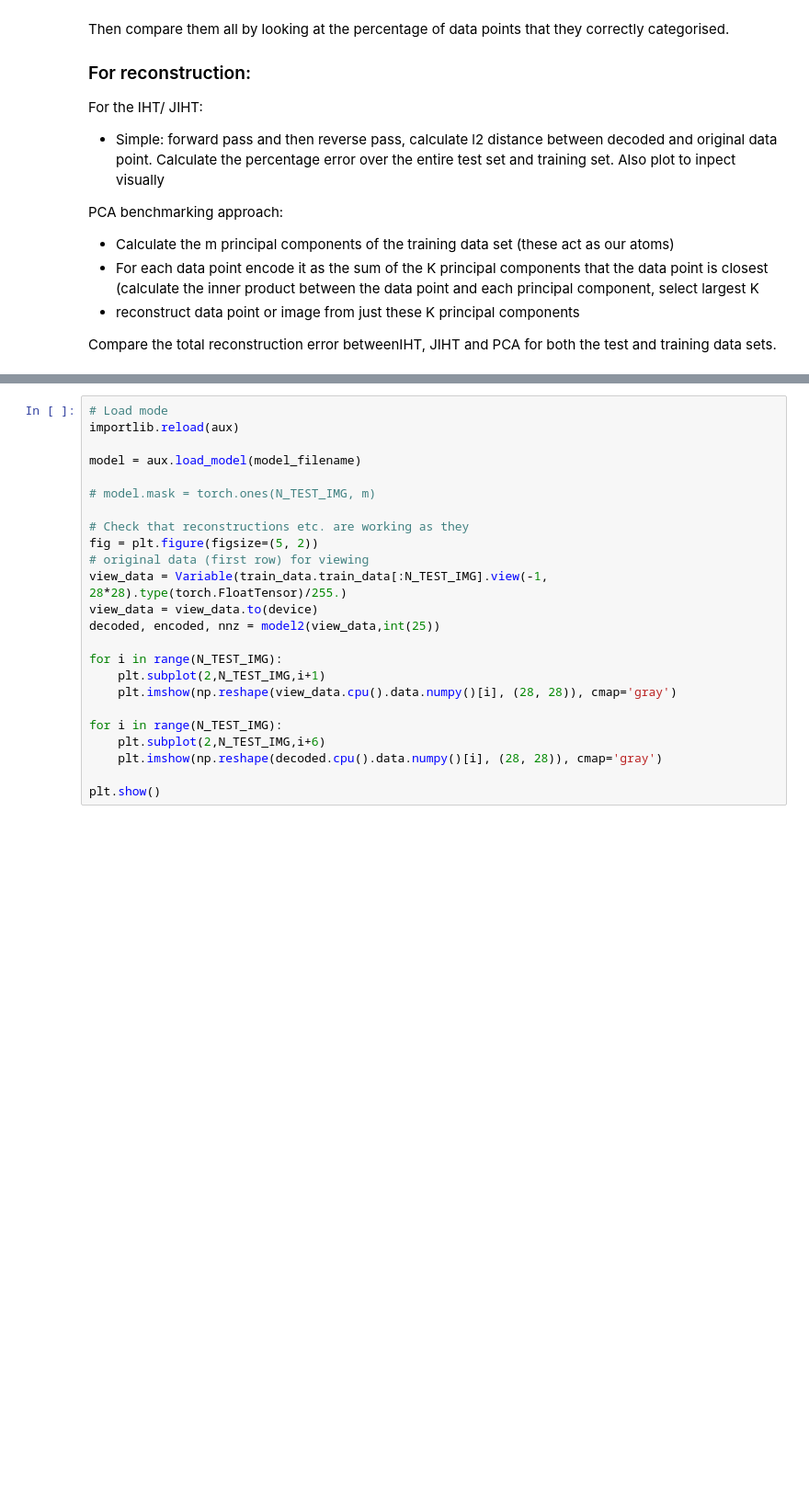
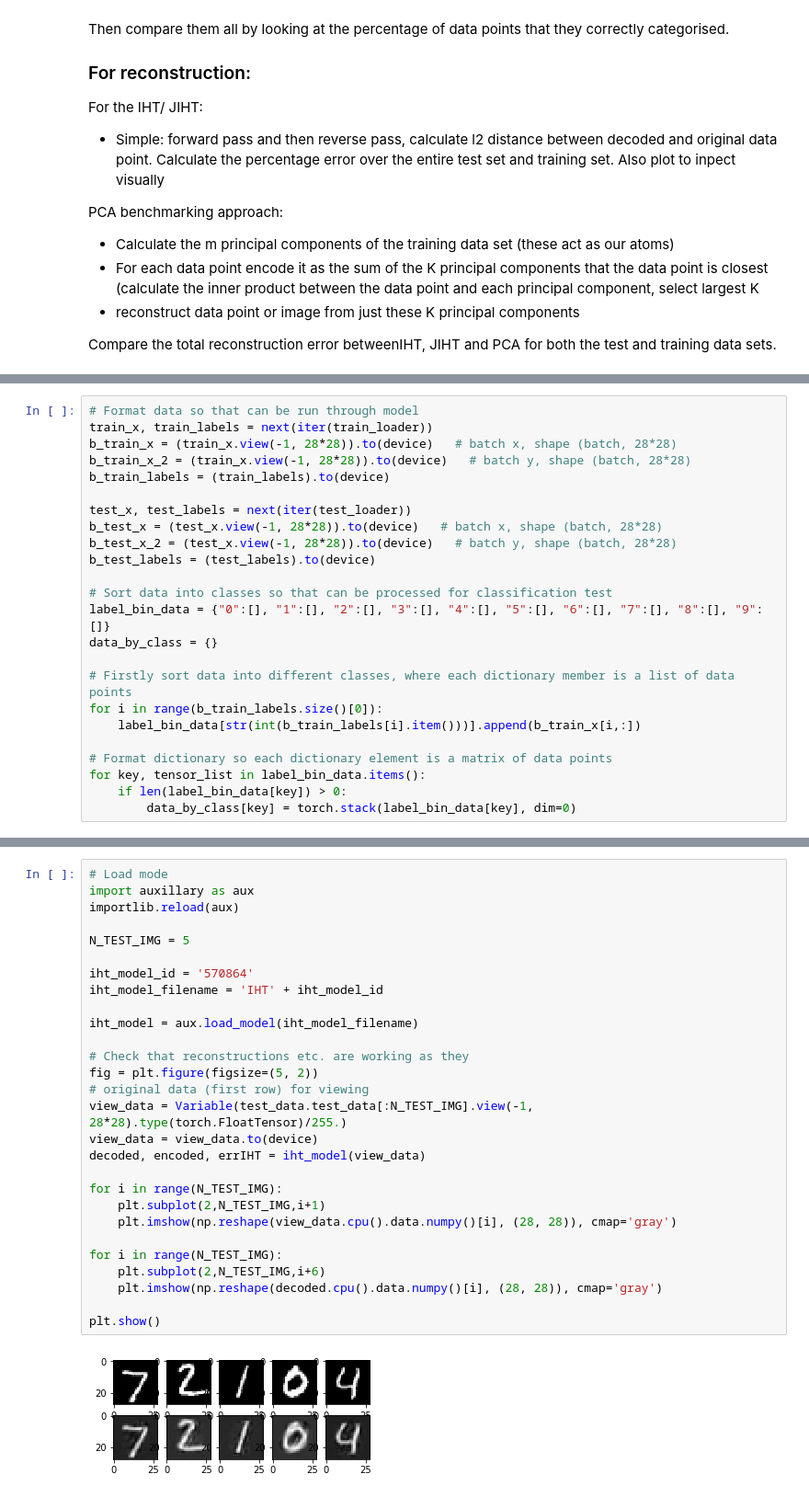
Before and after one commit to mm5110/sparse-structures-for-classification, a Jupyter notebook: dev/hypothesis_test.ipynb, the cells around one changed output, grey strips where cells are left out. Shown at 92% size. Drawn from its saved outputs; the diff is of its cells as text; blank space fills up the shorter version.

```diff
--- a/dev/hypothesis_test.ipynb
+++ b/dev/hypothesis_test.ipynb
@@ -91,0 +100,24 @@ test_loader = torch.utils.data.DataLoader(
+# %%
+# Format data so that can be run through model
+train_x, train_labels = next(iter(train_loader))
+b_train_x = (train_x.view(-1, 28*28)).to(device)   # batch x, shape (batch, 28*28)
+b_train_x_2 = (train_x.view(-1, 28*28)).to(device)   # batch y, shape (batch, 28*28)
+b_train_labels = (train_labels).to(device)
+
+test_x, test_labels = next(iter(test_loader))
+b_test_x = (test_x.view(-1, 28*28)).to(device)   # batch x, shape (batch, 28*28)
+b_test_x_2 = (test_x.view(-1, 28*28)).to(device)   # batch y, shape (batch, 28*28)
+b_test_labels = (test_labels).to(device)
+
+# Sort data into classes so that can be processed for classification test
+label_bin_data = {"0":[], "1":[], "2":[], "3":[], "4":[], "5":[], "6":[], "7":[], "8":[], "9":[]}
+data_by_class = {}
+
+# Firstly sort data into different classes, where each dictionary member is a list of data points
+for i in range(b_train_labels.size()[0]):
+    label_bin_data[str(int(b_train_labels[i].item()))].append(b_train_x[i,:])
+
+# Format dictionary so each dictionary element is a matrix of data points
+for key, tensor_list in label_bin_data.items():
+    if len(label_bin_data[key]) > 0:
+        data_by_class[key] = torch.stack(label_bin_data[key], dim=0)
@@ -95,24 +130,30 @@ Firstly just load the IHT model and check few examples to inspect weather it is
 # %%
 # Load mode
+import auxillary as aux
 importlib.reload(aux)
 
-model = aux.load_model(model_filename)
+N_TEST_IMG = 5
 
-# model.mask = torch.ones(N_TEST_IMG, m)
+iht_model_id = '570864'
+iht_model_filename = 'IHT' + iht_model_id
+
+iht_model = aux.load_model(iht_model_filename)
 
 # Check that reconstructions etc. are working as they
 fig = plt.figure(figsize=(5, 2))
 # original data (first row) for viewing
-view_data = Variable(train_data.train_data[:N_TEST_IMG].view(-1, 28*28).type(torch.FloatTensor)/255.)
+view_data = Variable(test_data.test_data[:N_TEST_IMG].view(-1, 28*28).type(torch.FloatTensor)/255.)
 view_data = view_data.to(device)
-decoded, encoded, nnz = model2(view_data,int(25))
+decoded, encoded, errIHT = iht_model(view_data)
 
 for i in range(N_TEST_IMG):
     plt.subplot(2,N_TEST_IMG,i+1)
     plt.imshow(np.reshape(view_data.cpu().data.numpy()[i], (28, 28)), cmap='gray')
 
 for i in range(N_TEST_IMG):
     plt.subplot(2,N_TEST_IMG,i+6)
     plt.imshow(np.reshape(decoded.cpu().data.numpy()[i], (28, 28)), cmap='gray')
 
 plt.show()
+# %% [output]
+[figure, added]
```
Also changed, not shown: parts of 38 cells of this notebook, 2 other files.
